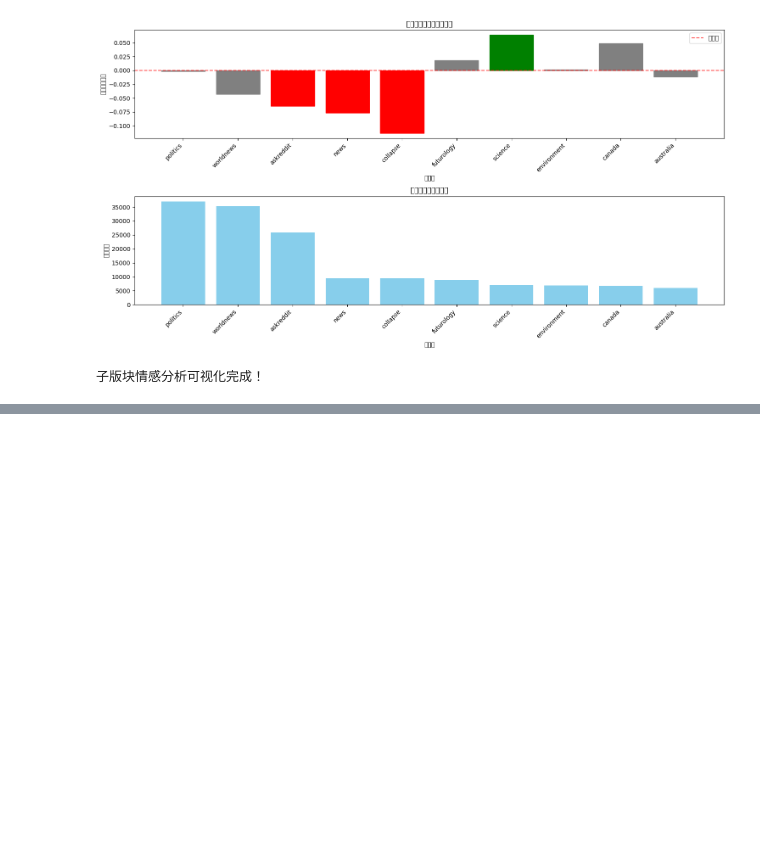
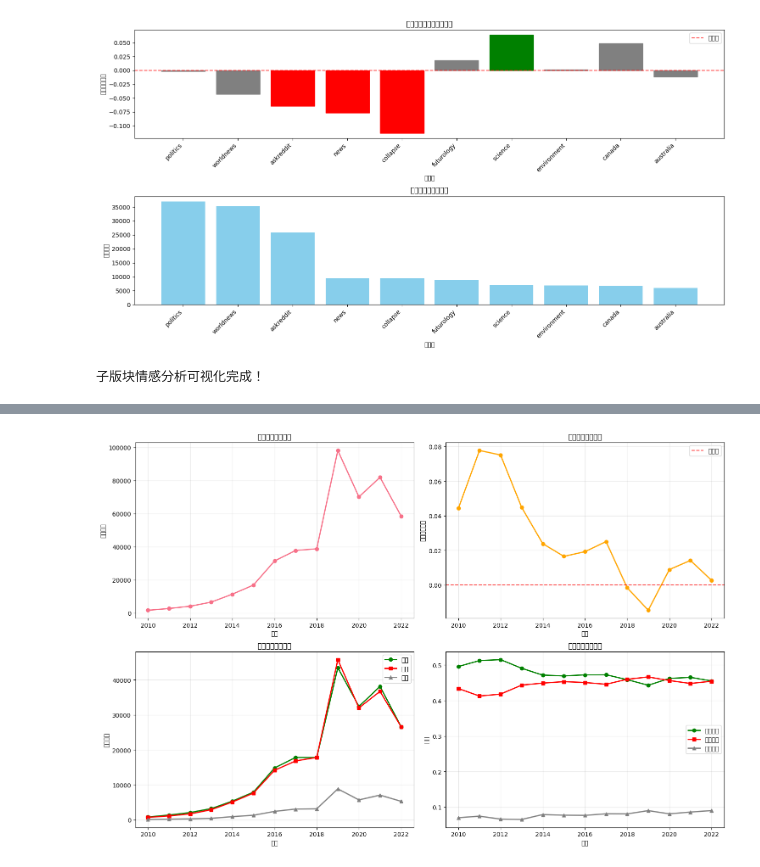
Before and after one commit to q2333gh/tweet_sentiment_analyze, a Jupyter notebook: notebooks/3_eda_and_sentiment_analysis.ipynb, the cells around one changed output, grey strips where cells are left out. Drawn from its saved outputs; the diff is of its cells as text; code cells hidden in the pictures; blank space fills up the shorter version.

```diff
--- a/notebooks/3_eda_and_sentiment_analysis.ipynb
+++ b/notebooks/3_eda_and_sentiment_analysis.ipynb
@@ -457 +543,91 @@ Top 20 高频词:
 词频分析和词云生成完成！
+# %%
+
+
+
+# 时间序列情感分析
+print("=== 时间序列情感分析 ===")
+
+# 验证情感分类数据是否可用
+try:
+    df_categorized
+
+    # 从timestamp中提取年份
+    df_with_year = df_categorized.withColumn("year", F.year(F.col("timestamp")))
+
+    # 按年份分析情感趋势
+    yearly_sentiment = df_with_year.groupBy("year").agg(
+        F.count("*").alias("total_comments"),
+        F.avg("vader_sentiment").alias("avg_sentiment"),
+        F.sum(F.when(F.col("sentiment_category") == "Positive", 1).otherwise(0)).alias("positive_count"),
+        F.sum(F.when(F.col("sentiment_category") == "Negative", 1).otherwise(0)).alias("negative_count"),
+        F.sum(F.when(F.col("sentiment_category") == "Neutral", 1).otherwise(0)).alias("neutral_count")
+    ).orderBy("year")
+
+    # 转换为Pandas进行可视化
+    yearly_sentiment_pd = yearly_sentiment.toPandas()
+    print("年度情感趋势分析:")
+    print(yearly_sentiment_pd)
+
+    # 绘制时间序列图
+    plt.figure(figsize=(15, 10))
+
+    # 年度评论数量趋势
+    plt.subplot(2, 2, 1)
+    plt.plot(yearly_sentiment_pd['year'], yearly_sentiment_pd['total_comments'], marker='o', linewidth=2)
+    plt.title('年度评论数量趋势')
+    plt.xlabel('年份')
+    plt.ylabel('评论数量')
+    plt.grid(True, alpha=0.3)
+
+    # 年度平均情感趋势
+    plt.subplot(2, 2, 2)
+    plt.plot(yearly_sentiment_pd['year'], yearly_sentiment_pd['avg_sentiment'],
+             marker='o', linewidth=2, color='orange')
+    plt.title('年度平均情感趋势')
+    plt.xlabel('年份')
+    plt.ylabel('平均情感分数')
+    plt.axhline(y=0, color='red', linestyle='--', alpha=0.7, label='中性线')
+    plt.legend()
+    plt.grid(True, alpha=0.3)
+
+    # 情感类别年度分布
+    plt.subplot(2, 2, 3)
+    plt.plot(yearly_sentiment_pd['year'], yearly_sentiment_pd['positive_count'],
+             marker='o', label='正面', color='green', linewidth=2)
+    plt.plot(yearly_sentiment_pd['year'], yearly_sentiment_pd['negative_count'],
+             marker='s', label='负面', color='red', linewidth=2)
+    plt.plot(yearly_sentiment_pd['year'], yearly_sentiment_pd['neutral_count'],
+             marker='^', label='中性', color='gray', linewidth=2)
+    plt.title('年度情感类别分布')
+    plt.xlabel('年份')
+    plt.ylabel('评论数量')
+    plt.legend()
+    plt.grid(True, alpha=0.3)
+
+    # 情感比例年度变化
+    plt.subplot(2, 2, 4)
+    yearly_sentiment_pd['positive_ratio'] = yearly_sentiment_pd['positive_count'] / yearly_sentiment_pd['total_comments']
+    yearly_sentiment_pd['negative_ratio'] = yearly_sentiment_pd['negative_count'] / yearly_sentiment_pd['total_comments']
+    yearly_sentiment_pd['neutral_ratio'] = yearly_sentiment_pd['neutral_count'] / yearly_sentiment_pd['total_comments']
+
+    plt.plot(yearly_sentiment_pd['year'], yearly_sentiment_pd['positive_ratio'],
+             marker='o', label='正面比例', color='green', linewidth=2)
+    plt.plot(yearly_sentiment_pd['year'], yearly_sentiment_pd['negative_ratio'],
+             marker='s', label='负面比例', color='red', linewidth=2)
+    plt.plot(yearly_sentiment_pd['year'], yearly_sentiment_pd['neutral_ratio'],
+             marker='^', label='中性比例', color='gray', linewidth=2)
+    plt.title('年度情感比例变化')
+    plt.xlabel('年份')
+    plt.ylabel('比例')
+    plt.legend()
+    plt.grid(True, alpha=0.3)
+
+    plt.tight_layout()
+    plt.show()
+
+    print("时间序列情感分析完成！")
+
+except NameError:
+    print("❌ 情感分类数据未准备好，请先运行前面的cells")
+# %% [output]
@@ -457,0 +651 @@ Top 20 高频词:
+[figure, added]
```
Also changed, not shown: parts of 4 cells of this notebook.
